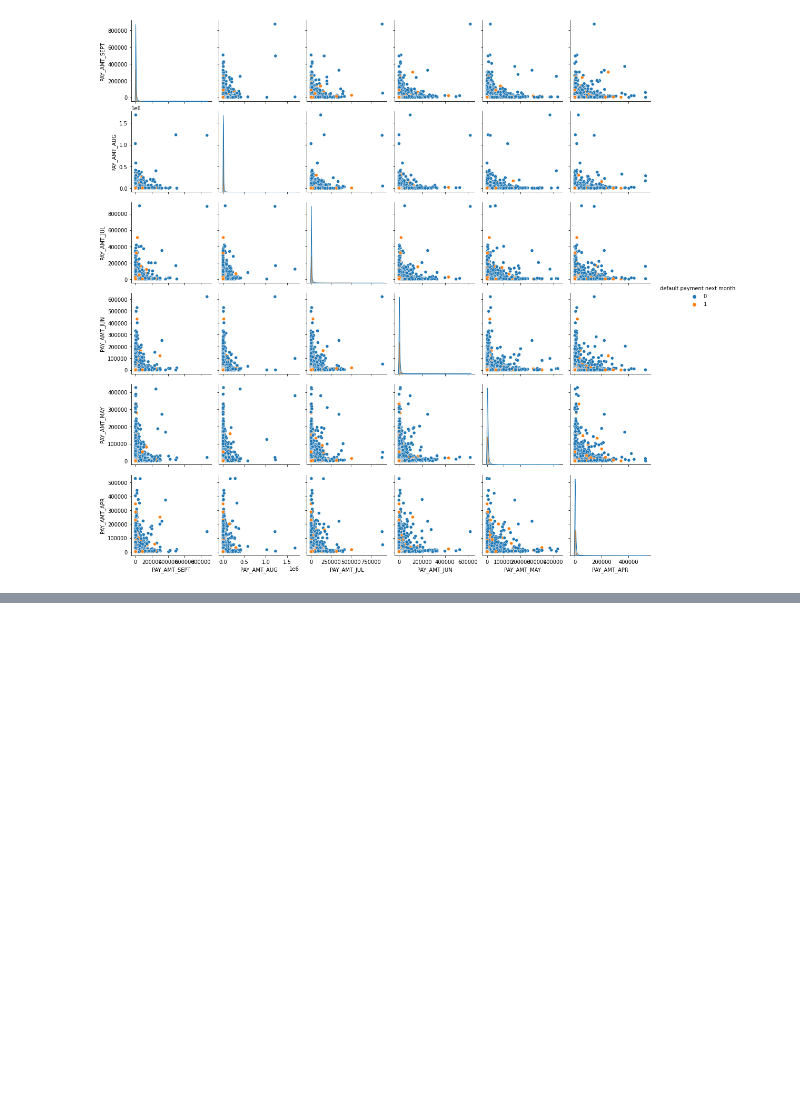
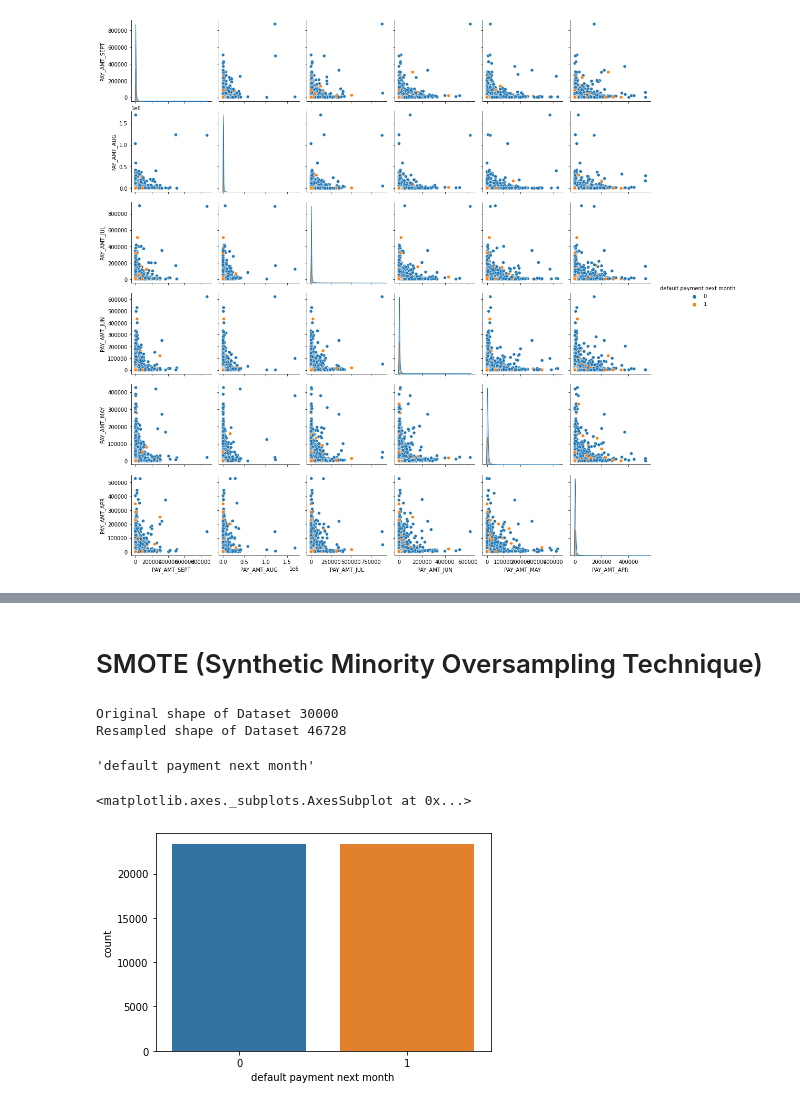
Before and after one commit to raushan9jnv/Credit-Card-Default-Prediction, a Jupyter notebook: Credit_Card_Default_Prediction_Capstone_Project_3.ipynb, the cells around one changed output, grey strips where cells are left out. Cells and saved outputs as stored; diff of their text form; code cells hidden in the pictures; blank space fills up the shorter version.

```diff
--- a/Credit_Card_Default_Prediction_Capstone_Project_3.ipynb
+++ b/Credit_Card_Default_Prediction_Capstone_Project_3.ipynb
@@ -408,0 +417,30 @@ sns.pairplot(data = pay_amnt_df, hue='default payment next month')
+# %% [markdown]
+# SMOTE (Synthetic Minority Oversampling Technique)
+# %%
+from imblearn.over_sampling import SMOTE
+import warnings
+warnings.filterwarnings('ignore')
+
+smote = SMOTE()
+
+# fit predictor and target variable
+x_smote, y_smote = smote.fit_resample(df.iloc[:,0:-1], df['default payment next month'])
+
+print('Original shape of Dataset', len(df))
+print('Resampled shape of Dataset', len(y_smote))
+# %% [output]
+Original shape of Dataset 30000
+Resampled shape of Dataset 46728
+# %%
+columns = list(df.columns)
+columns.pop()
+# %% [output]
+'default payment next month'
+# %%
+balance_df = pd.DataFrame(x_smote, columns=columns)
+balance_df['default payment next month'] = y_smote
+# %%
+sns.countplot('default payment next month', data = balance_df)
+# %% [output]
+<matplotlib.axes._subplots.AxesSubplot at 0x...>
+[figure, added]
```
Also changed, not shown: parts of 3 cells of this notebook.
